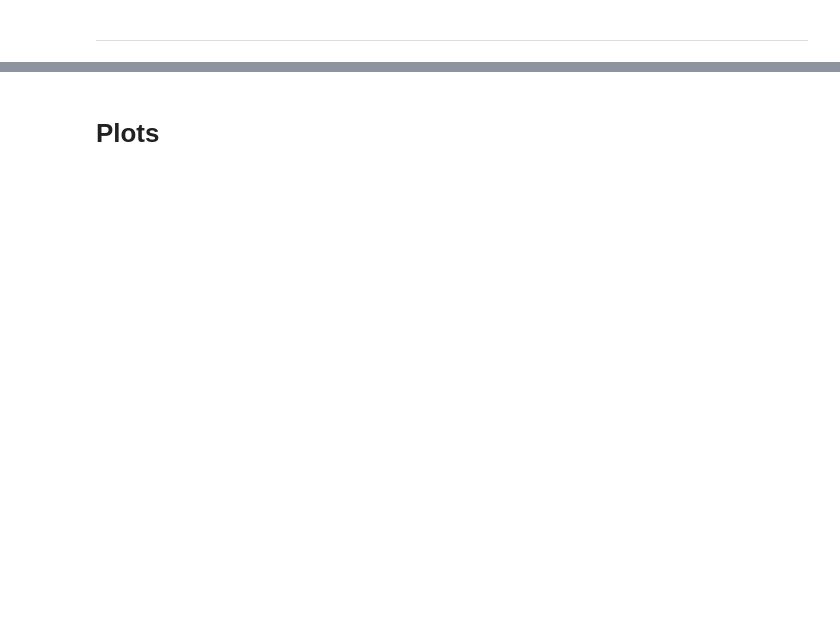
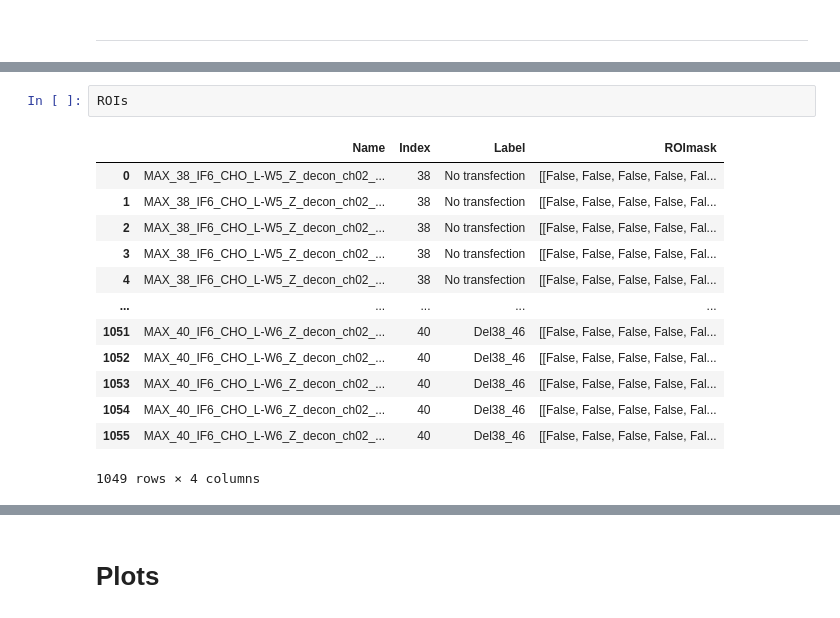
Before and after one commit to diogojfv/aTubulinOrganization, a Jupyter notebook: 5 - Processing of Individual Cells.ipynb, the cells around one changed output, grey strips where cells are left out. Saved outputs shown, nothing was run; the diff lists cells and outputs as text; blank space fills up the shorter version.

```diff
--- a/5 - Processing of Individual Cells.ipynb
+++ b/5 - Processing of Individual Cells.ipynb
@@ -436,3 +457,19 @@ ResultsDF = analyze_cell(rowROI           = ROIs.loc[cell],
+# %%
+ROIs
+# %% [output]
+|  | Name | Index | Label | ROImask |
+| 0 | MAX_38_IF6_CHO_L-W5_Z_decon_ch02_... | 38 | No transfection | [[False, False, False, False, Fal... |
+| 1 | MAX_38_IF6_CHO_L-W5_Z_decon_ch02_... | 38 | No transfection | [[False, False, False, False, Fal... |
+| 2 | MAX_38_IF6_CHO_L-W5_Z_decon_ch02_... | 38 | No transfection | [[False, False, False, False, Fal... |
+| 3 | MAX_38_IF6_CHO_L-W5_Z_decon_ch02_... | 38 | No transfection | [[False, False, False, False, Fal... |
+| 4 | MAX_38_IF6_CHO_L-W5_Z_decon_ch02_... | 38 | No transfection | [[False, False, False, False, Fal... |
+| ... | ... | ... | ... | ... |
+| 1051 | MAX_40_IF6_CHO_L-W6_Z_decon_ch02_... | 40 | Del38_46 | [[False, False, False, False, Fal... |
+| 1052 | MAX_40_IF6_CHO_L-W6_Z_decon_ch02_... | 40 | Del38_46 | [[False, False, False, False, Fal... |
+| 1053 | MAX_40_IF6_CHO_L-W6_Z_decon_ch02_... | 40 | Del38_46 | [[False, False, False, False, Fal... |
+| 1054 | MAX_40_IF6_CHO_L-W6_Z_decon_ch02_... | 40 | Del38_46 | [[False, False, False, False, Fal... |
+| 1055 | MAX_40_IF6_CHO_L-W6_Z_decon_ch02_... | 40 | Del38_46 | [[False, False, False, False, Fal... |
+1049 rows × 4 columns
 # %%
 ResultsDF
 # %% [output]
```
Also changed, not shown: parts of 12 cells of this notebook, 13 other files.
